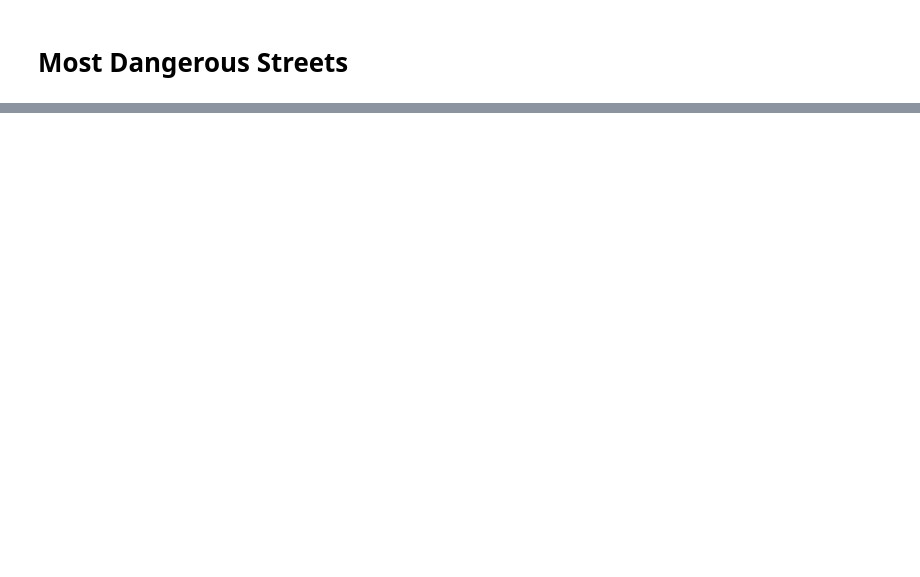
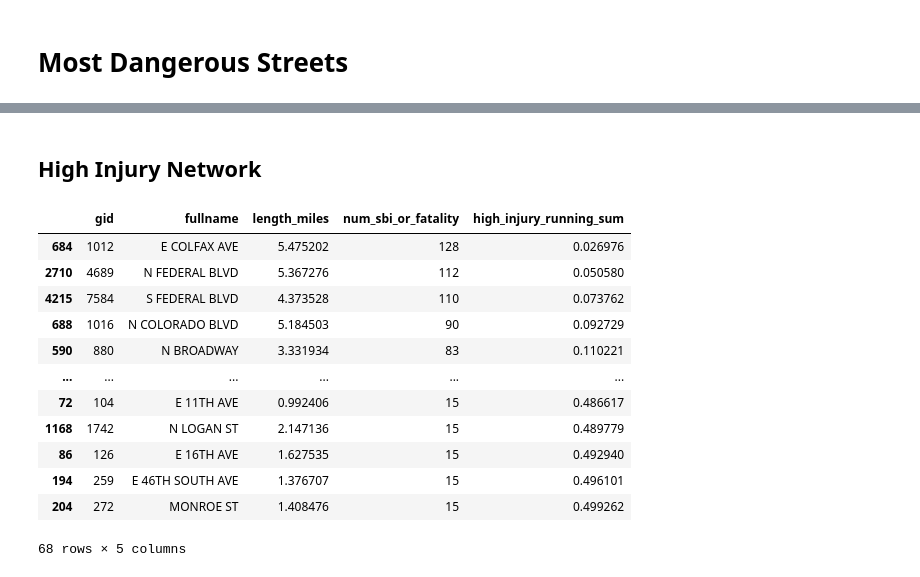
Before and after one commit to devinbrady/denver-street-data, a Jupyter notebook: Most_Dangerous_Streets.ipynb, the cells around one changed output, grey strips where cells are left out. Cells and saved outputs as stored; diff of their text form; code cells hidden in the pictures; blank space fills up the shorter version.

```diff
--- a/Most_Dangerous_Streets.ipynb
+++ b/Most_Dangerous_Streets.ipynb
@@ -69,0 +73,2 @@ street_crashes[street_crashes.num_crashes >= 10].sort_values(
+# %% [markdown]
+## High Injury Network
@@ -69,0 +85,17 @@ street_crashes[street_crashes.num_crashes >= 10].sort_values(
+# %%
+street_crashes.loc[street_crashes.high_injury_network
+    , ['gid', 'fullname', 'length_miles', 'num_sbi_or_fatality', 'high_injury_running_sum']]
+# %% [output]
+|  | gid | fullname | length_miles | num_sbi_or_fatality | high_injury_running_sum |
+| 684 | 1012 | E COLFAX AVE | 5.475202 | 128 | 0.026976 |
+| 2710 | 4689 | N FEDERAL BLVD | 5.367276 | 112 | 0.050580 |
+| 4215 | 7584 | S FEDERAL BLVD | 4.373528 | 110 | 0.073762 |
+| 688 | 1016 | N COLORADO BLVD | 5.184503 | 90 | 0.092729 |
+| 590 | 880 | N BROADWAY | 3.331934 | 83 | 0.110221 |
+| ... | ... | ... | ... | ... | ... |
+| 72 | 104 | E 11TH AVE | 0.992406 | 15 | 0.486617 |
+| 1168 | 1742 | N LOGAN ST | 2.147136 | 15 | 0.489779 |
+| 86 | 126 | E 16TH AVE | 1.627535 | 15 | 0.492940 |
+| 194 | 259 | E 46TH SOUTH AVE | 1.376707 | 15 | 0.496101 |
+| 204 | 272 | MONROE ST | 1.408476 | 15 | 0.499262 |
+68 rows × 5 columns
```
Also changed, not shown: parts of 14 cells of this notebook, 11 other files.
